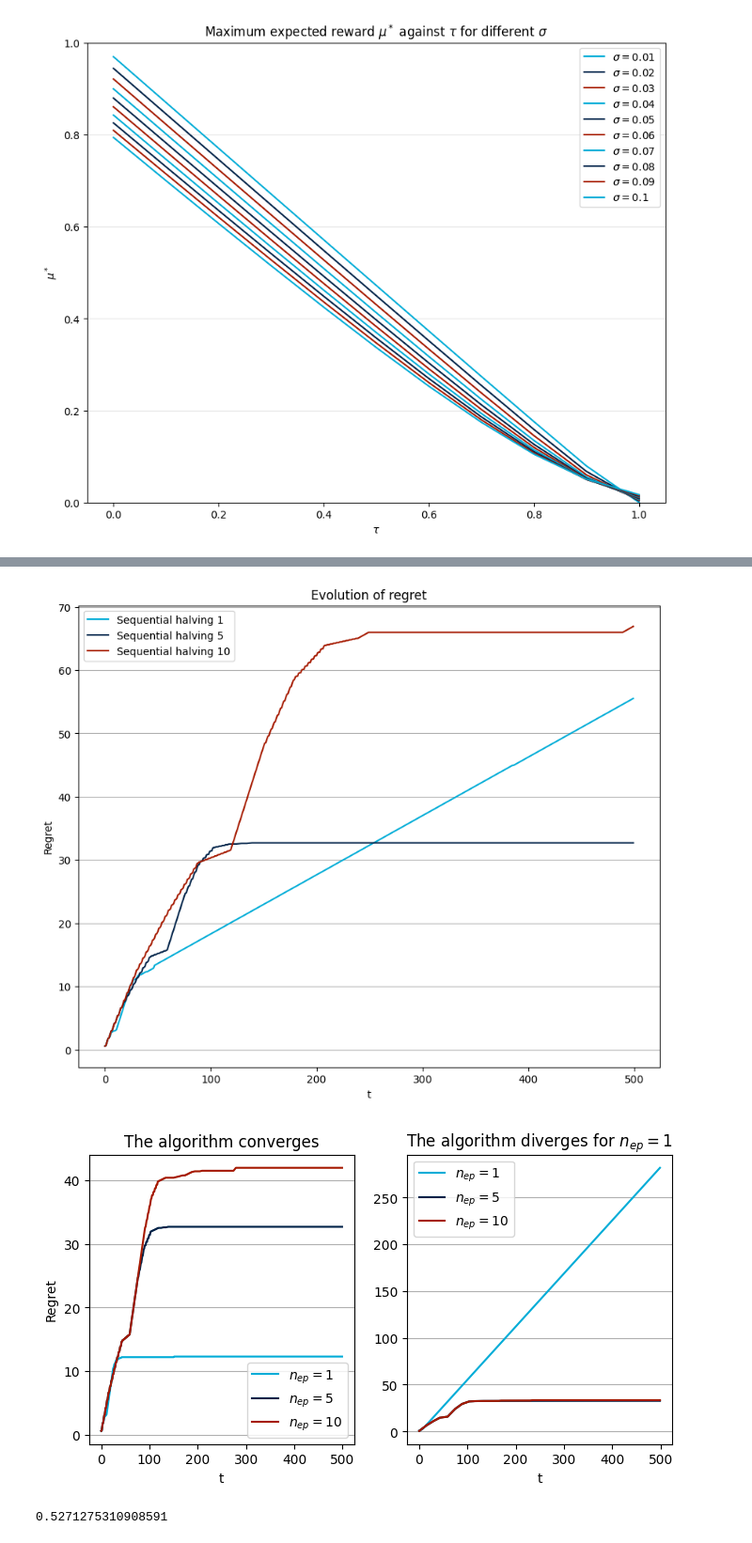
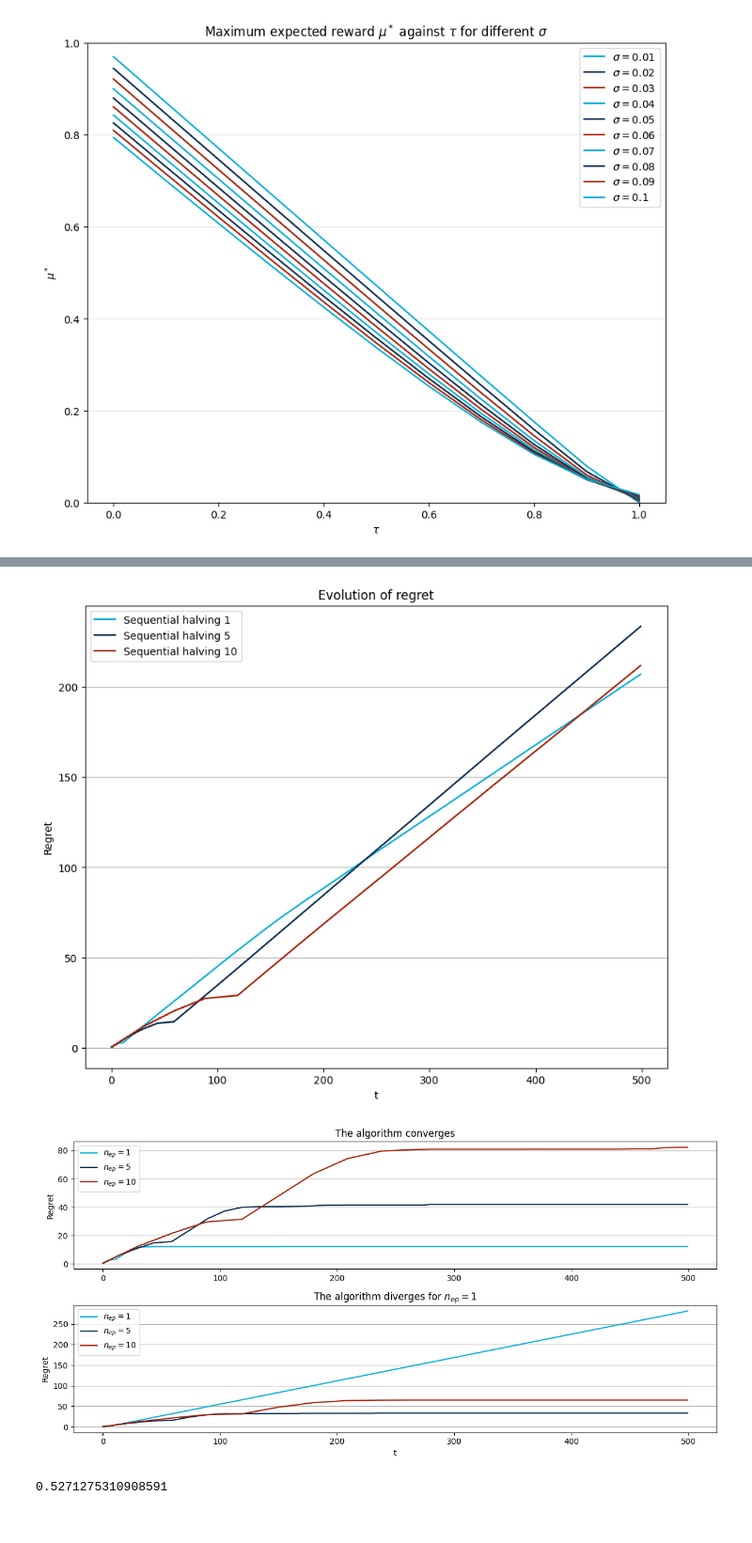
Before and after one commit to ICStudent02344391/summer-project, a Jupyter notebook: analyses/model_1.ipynb, the cells around one changed output, grey strips where cells are left out. Shown at 94% size. Drawn from its saved outputs; the diff is of its cells as text; code cells hidden in the pictures.

```diff
--- a/analyses/model_1.ipynb
+++ b/analyses/model_1.ipynb
@@ -14,7 +14,7 @@ green = "#66A40A"
 rndm.seed(13)
 N = 20
 sigma = 0.05
-plt.rcParams["figure.figsize"] = (8,4)
+plt.rcParams["figure.figsize"] = (12,4)
 thresholds = rndm.normal(0.5, sigma, N)
 bids = rndm.normal(0.5, 2 * sigma, N)
 bids_above = [bids[i] if bids[i] > thresholds[i] else None for i in range(len(thresholds))]
@@ -331,7 +331,7 @@ plt.show()
 list_mu = []
 colors = ["#A51900", "#002147","#00ACD7"][::-1]
 c = 0
-plt.rcParams["figure.figsize"] = (10,8)
+plt.rcParams["figure.figsize"] = (10,4)
 for tau in [0.3]:
     for sigma in [0.01, 0.05, 0.1]:
         for i in range (len(partition)-1):
@@ -414,9 +414,9 @@ plt.xlabel("t")
 plt.grid(axis="y")
 plt.show()
 # %% [output]
-[figure, old version]
+[figure, new version]
 # %%
-fig, ax = plt.subplots(1,2, figsize = (8,4))
+fig, ax = plt.subplots(2,1, figsize = (12,6))
 rndm.seed(122)
 K = 50 # K arms (at least 3)
 partition = np.linspace(0, 1, K+1)
@@ -430,45 +430,46 @@ s_h_arms10 = sequential_halving_algorithm(thresholds, partition, 10)[0]
 opt_mu = get_optimal_mu(partition, tau, sigma)
 
 regret_s_h1 = np.cumsum(opt_mu - np.array([get_mu(partition[arm], partition[arm + 1], tau, sigma) for arm in s_h_arms1]))
-regret_s_h5 = np.cumsum(opt_mu - np.array([get_mu(partition[arm], partition[arm + 1], tau, sigma) for arm in s_h_arms2]))
-regret_s_h10 = np.cumsum(opt_mu - np.array([get_mu(partition[arm], partition[arm + 1], tau, sigma) for arm in s_h_arms5]))
+regret_s_h5 = np.cumsum(opt_mu - np.array([get_mu(partition[arm], partition[arm + 1], tau, sigma) for arm in s_h_arms5]))
+regret_s_h10 = np.cumsum(opt_mu - np.array([get_mu(partition[arm], partition[arm + 1], tau, sigma) for arm in s_h_arms10]))
 
 ax[0].plot(regret_s_h1, c = colors[0], label = "$n_{ep} = 1$")
 ax[0].plot(regret_s_h5, c = colors[1], label = "$n_{ep} = 5$")
 ax[0].plot(regret_s_h10, c = colors[2], label = "$n_{ep} = 10$")
 ax[0].legend()
 ax[0].set_title("The algorithm converges")
-ax[0].set_xlabel("t")
 ax[0].set_ylabel("Regret")
 ax[0].grid(axis="y")
 
 rndm.seed(123)
 K = 50 # K arms (at least 3)
 partition = np.linspace(0, 1, K+1)
 tau = 0.4
 sigma = 0.01
 T = 500
 thresholds =  sigma * rndm.randn(T) + tau
 s_h_arms1 = sequential_halving_algorithm(thresholds, partition, 1)[0]
 s_h_arms5 = sequential_halving_algorithm(thresholds, partition, 5)[0]
 s_h_arms10 = sequential_halving_algorithm(thresholds, partition, 10)[0]
 opt_mu = get_optimal_mu(partition, tau, sigma)
 
 regret_s_h1 = np.cumsum(opt_mu - np.array([get_mu(partition[arm], partition[arm + 1], tau, sigma) for arm in s_h_arms1]))
-regret_s_h5 = np.cumsum(opt_mu - np.array([get_mu(partition[arm], partition[arm + 1], tau, sigma) for arm in s_h_arms2]))
-regret_s_h10 = np.cumsum(opt_mu - np.array([get_mu(partition[arm], partition[arm + 1], tau, sigma) for arm in s_h_arms5]))
+regret_s_h5 = np.cumsum(opt_mu - np.array([get_mu(partition[arm], partition[arm + 1], tau, sigma) for arm in s_h_arms5]))
+regret_s_h10 = np.cumsum(opt_mu - np.array([get_mu(partition[arm], partition[arm + 1], tau, sigma) for arm in s_h_arms10]))
 
 ax[1].plot(regret_s_h1, c = colors[0], label = "$n_{ep} = 1$")
 ax[1].plot(regret_s_h5, c = colors[1], label = "$n_{ep} = 5$")
 ax[1].plot(regret_s_h10, c = colors[2], label = "$n_{ep} = 10$")
 ax[1].legend()
 ax[1].set_title("The algorithm diverges for $n_{ep} = 1$")
+ax[1].set_ylabel("Regret")
 ax[1].set_xlabel("t")
 ax[1].grid(axis="y")
+plt.tight_layout()
 plt.savefig("../figures/regret.pdf")
 plt.show()
 # %% [output]
-[figure, old version]
+[figure, new version]
 # %%
 get_mu(partition[21], partition[22], tau, sigma)
 # %% [output]
```
Also changed, not shown: parts of 6 cells of this notebook, 8 other files.
